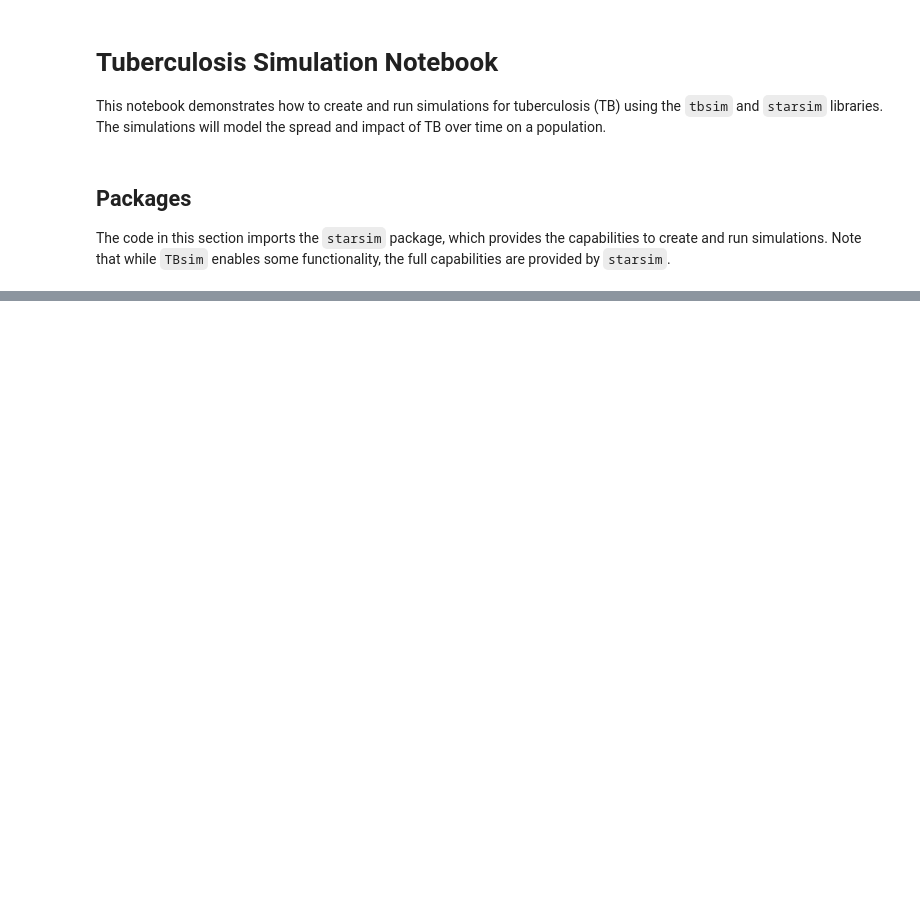
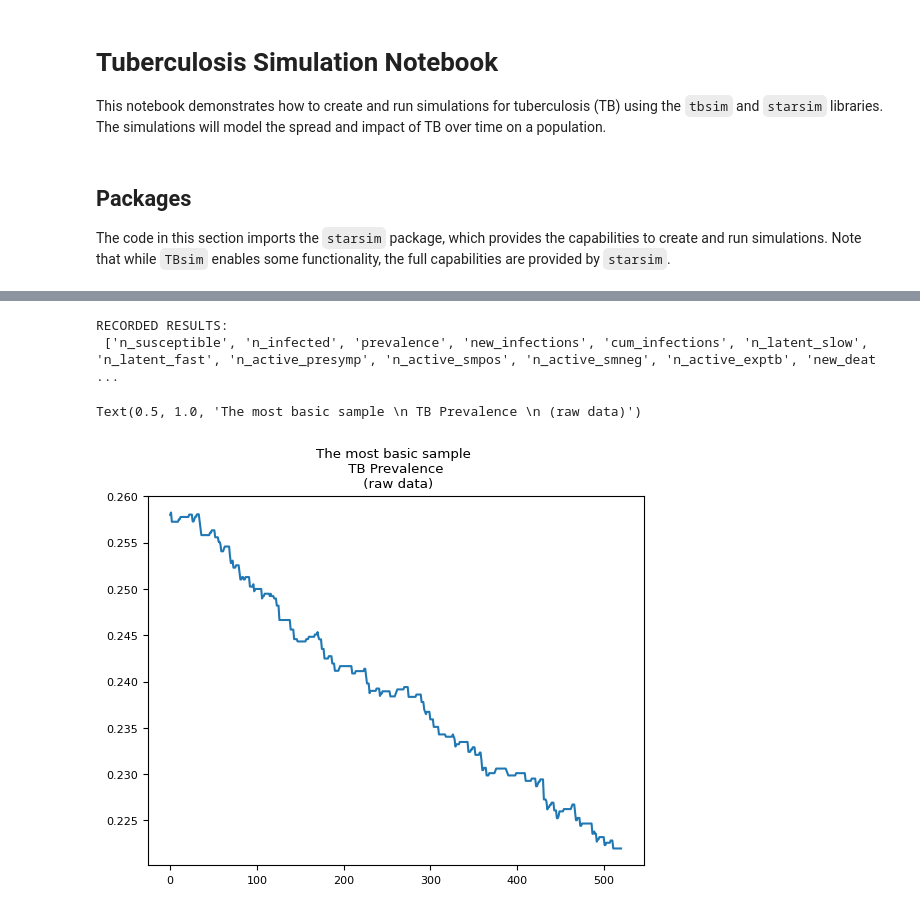
Before and after one commit to starsimhub/tbsim, a Jupyter notebook: docs/tutorials/tuberculosis_sim.ipynb, the cells around one changed output, grey strips where cells are left out. Drawn from its saved outputs; the diff is of its cells as text; code cells hidden in the pictures; blank space fills up the shorter version.

```diff
--- a/docs/tutorials/tuberculosis_sim.ipynb
+++ b/docs/tutorials/tuberculosis_sim.ipynb
@@ -138,11 +119,8 @@ We will now create and run the first simulation using the `make_tb` function wit
 # %%
 
 # Create and run the first simulation
-sim_tb = make_tb()
-sim_tb.run()
-sim_tb.diseases['tb'].plot()
-mtb.plot_sim(sim_tb)
-plt.show()
+sim = make_tb()  # Create the simulation - running make_tb returns a simulation of a type ss.Sim (from starsim library) therefore we can use all the methods of the ss.Sim class
+sim.run()        # Run the simulation
 # %% [output]
 Warning: Provided time step dt=0.019178082191780823 resulted in a non-integer number of steps per year. Rounded to 0.019230769230769232.
   ss.warn(warnmsg)
@@ -154,0 +136,12 @@ Initializing sim with 1000 agents
+# %%
+tbr = sim.diseases['tb'].results
+
+print("RECORDED RESULTS: \n",tbr.keys())
+
+plt.plot(range(0,len(tbr['prevalence'])),tbr['prevalence'])
+plt.title("The most basic sample \n TB Prevalence \n (raw data)")
+# %% [output]
+RECORDED RESULTS:
+ ['n_susceptible', 'n_infected', 'prevalence', 'new_infections', 'cum_infections', 'n_latent_slow', 'n_latent_fast', 'n_active_presymp', 'n_active_smpos', 'n_active_smneg', 'n_active_exptb', 'new_deat ...
+Text(0.5, 1.0, 'The most basic sample \n TB Prevalence \n (raw data)')
+[figure, added]
```
Also changed, not shown: parts of 15 cells of this notebook.
